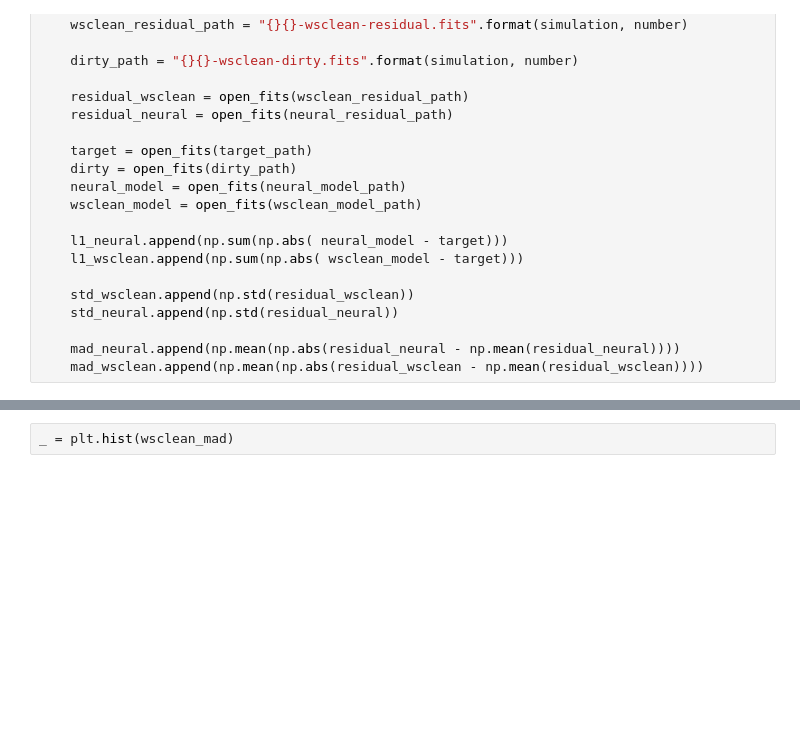
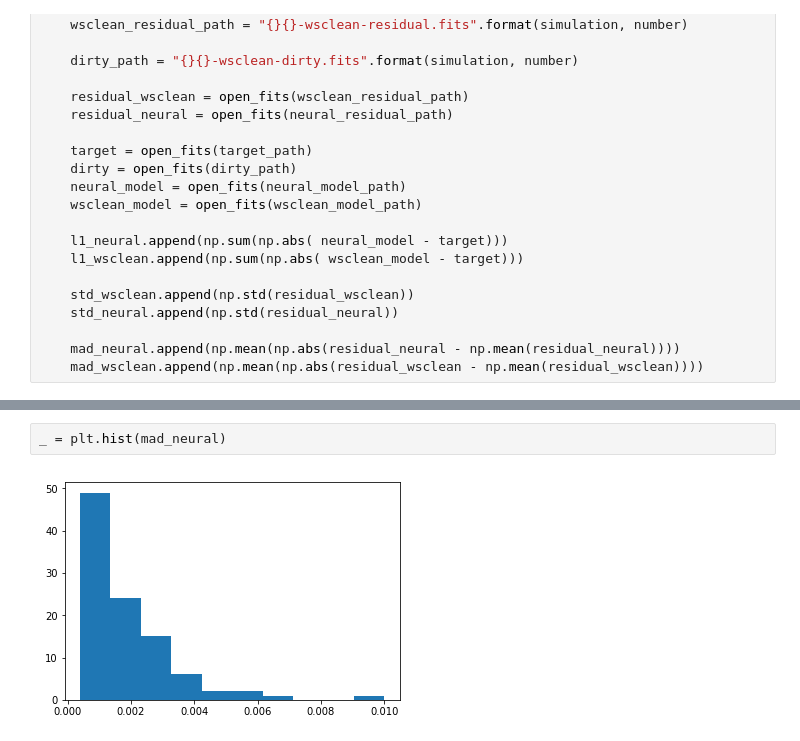
Before and after one commit to gijzelaerr/vacuum-cleaner, a Jupyter notebook: notebooks/compare_chi2.ipynb, the cells around one changed output, grey strips where cells are left out. Cells and saved outputs as stored; diff of their text form; blank space fills up the shorter version.

```diff
--- a/notebooks/compare_chi2.ipynb
+++ b/notebooks/compare_chi2.ipynb
@@ -103,5 +104,7 @@ NameError: name 'neural_mad' is not defined
 # %%
-_ = plt.hist(wsclean_mad)
+_ = plt.hist(mad_neural)
+# %% [output]
+[figure, added]
 # %%
 m = max(std_wsclean + std_neural)
 f, (a1) = plt.subplots(1, 1, figsize=(8,8))
```
Also changed, not shown: parts of 11 cells of this notebook, 1 other file.
